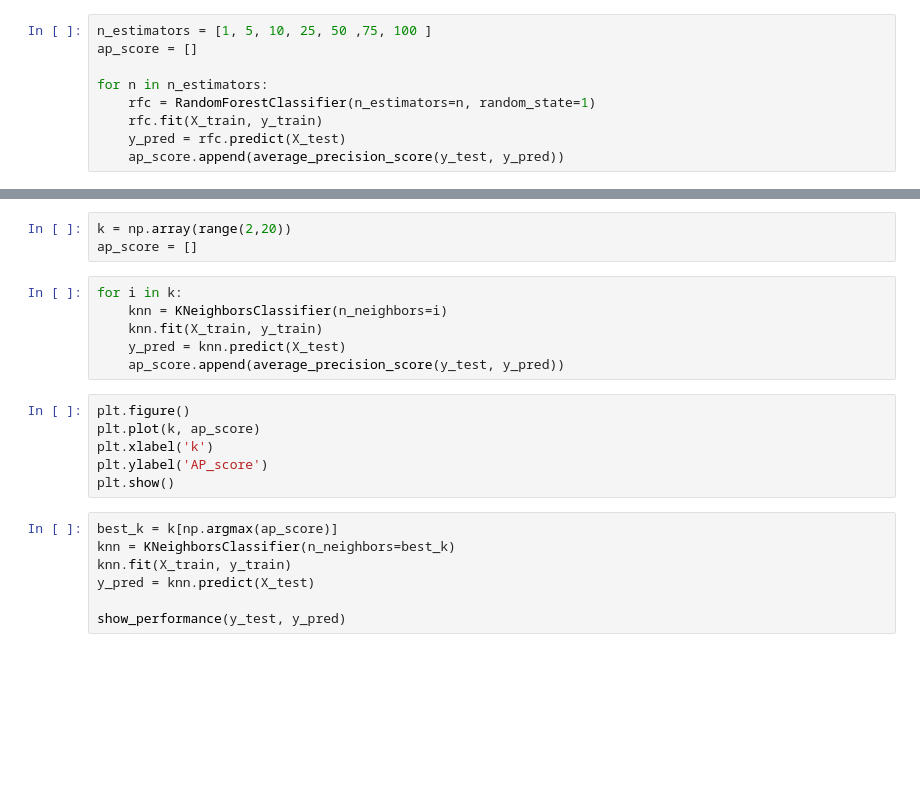
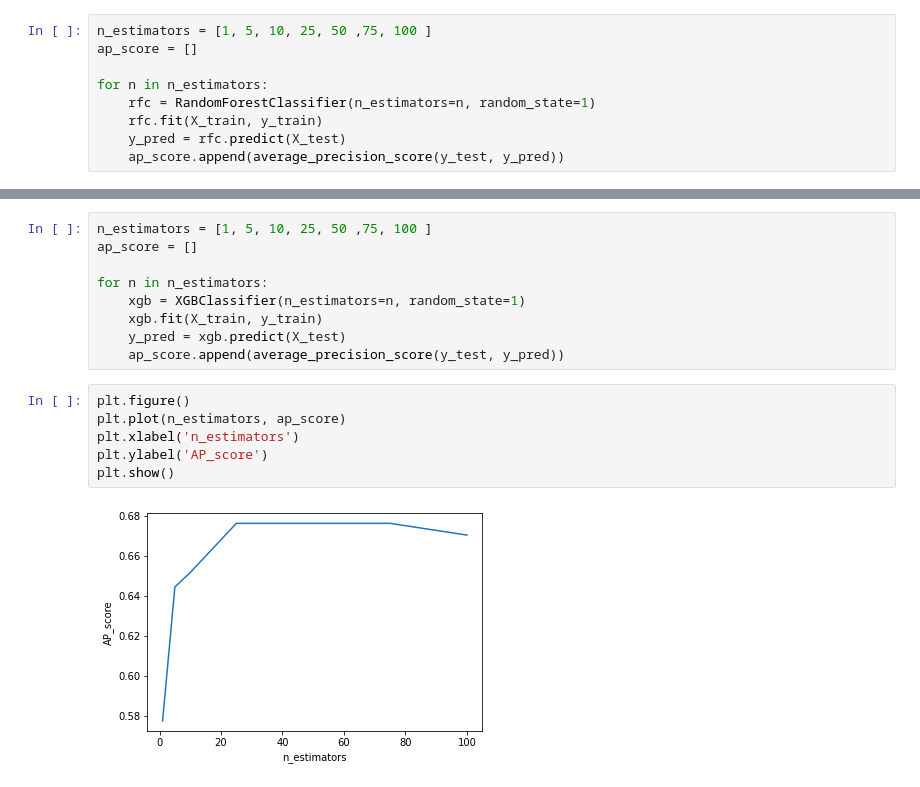
Before and after one commit to PadmakarDeshpande/ML_projects, a Jupyter notebook: Credit_Card_Fraud_Detection/Code.ipynb, the cells around one changed output, grey strips where cells are left out. Saved outputs shown, nothing was run; the diff lists cells and outputs as text; blank space fills up the shorter version.

```diff
--- a/Credit_Card_Fraud_Detection/Code.ipynb
+++ b/Credit_Card_Fraud_Detection/Code.ipynb
@@ -430,22 +510,17 @@ show_performance(y_test, y_pred)
-# %%
-k = np.array(range(2,20))
-ap_score = []
-# %%
-for i in k:
-    knn = KNeighborsClassifier(n_neighbors=i)
-    knn.fit(X_train, y_train)
-    y_pred = knn.predict(X_test)
-    ap_score.append(average_precision_score(y_test, y_pred))
-# %%
-plt.figure()
-plt.plot(k, ap_score)
-plt.xlabel('k')
-plt.ylabel('AP_score')
-plt.show()
-# %%
-best_k = k[np.argmax(ap_score)]
-knn = KNeighborsClassifier(n_neighbors=best_k)
-knn.fit(X_train, y_train)
-y_pred = knn.predict(X_test)
-
-show_performance(y_test, y_pred)
+# %%
+n_estimators = [1, 5, 10, 25, 50 ,75, 100 ]
+ap_score = []
+
+for n in n_estimators:
+    xgb = XGBClassifier(n_estimators=n, random_state=1)
+    xgb.fit(X_train, y_train)
+    y_pred = xgb.predict(X_test)
+    ap_score.append(average_precision_score(y_test, y_pred))
+# %%
+plt.figure()
+plt.plot(n_estimators, ap_score)
+plt.xlabel('n_estimators')
+plt.ylabel('AP_score')
+plt.show()
+# %% [output]
+[figure, added]
```
Also changed, not shown: parts of 34 cells of this notebook.
